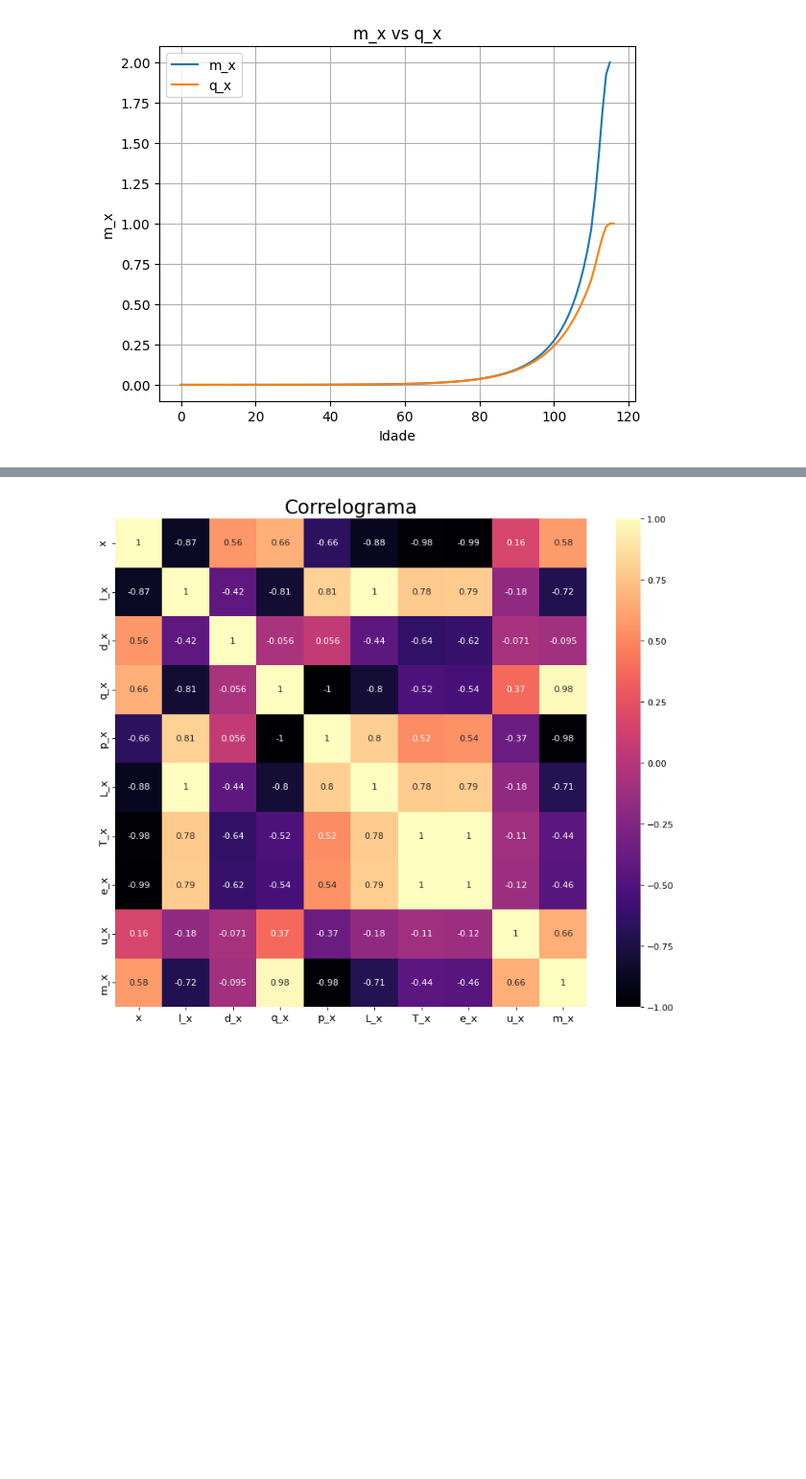
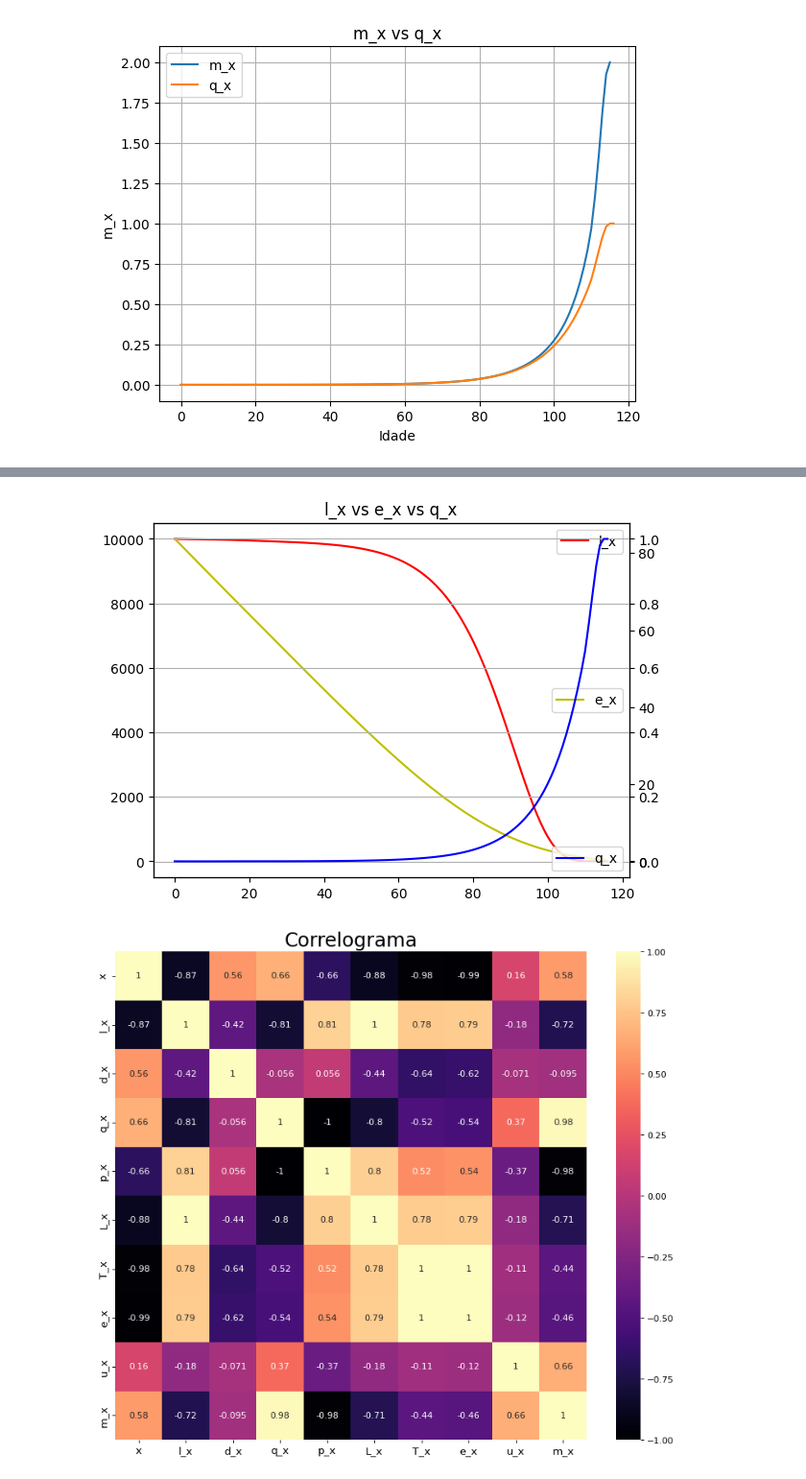
Before and after one commit to jgpds/Mortality-Table, a Jupyter notebook: Tabuas.ipynb, the cells around one changed output, grey strips where cells are left out. Shown at 96% size. Saved outputs shown, nothing was run; the diff lists cells and outputs as text; code cells hidden in the pictures; blank space fills up the shorter version.

```diff
--- a/Tabuas.ipynb
+++ b/Tabuas.ipynb
@@ -391,3 +392,19 @@ plt.show()
+# %%
+fig, ax1 = plt.subplots()
+ax2 = ax1.twinx()
+ax3 = ax1.twinx()
+ax1.plot(df2['x'], df2['l_x'], 'r-', label = 'l_x')
+ax2.plot(df2['x'], df2['e_x'], 'y-', label = 'e_x')
+ax3.plot(df2['x'], df2['q_x'], 'b-', label = 'q_x')
+ax1.legend(loc=0) #best
+ax2.legend(loc=5) #right
+ax3.legend(loc=4) #lower right
+
+plt.title("l_x vs e_x vs q_x")
+plt.grid()
+plt.show()
+# %% [output]
+[figure, added]
 # %%
 import seaborn as sns
 plt.figure(figsize=(12,10), dpi= 80)
```
Also changed, not shown: parts of 3 cells of this notebook.
